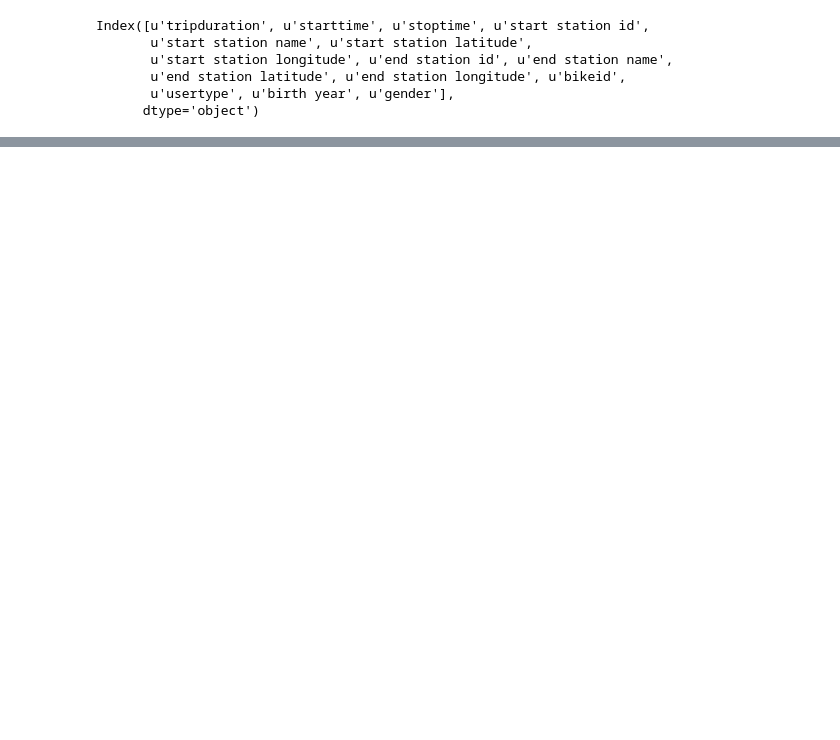
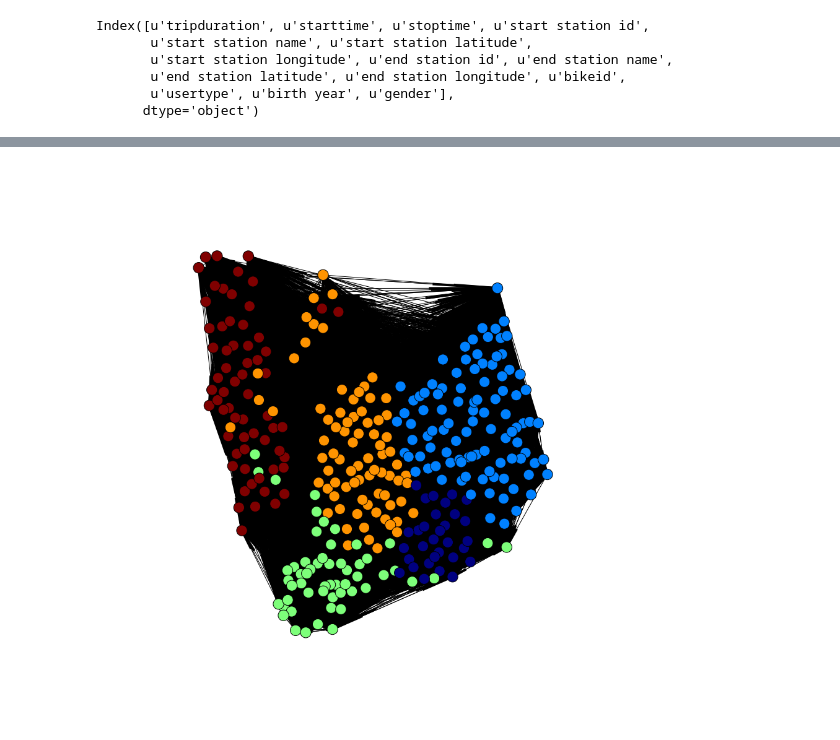
Before and after one commit to bilguun/citibike_network_analysis, a Jupyter notebook: Citibike network.ipynb, the cells around one changed output, grey strips where cells are left out. Drawn from its saved outputs; the diff is of its cells as text; code cells hidden in the pictures; blank space fills up the shorter version.

Commit message:
Inital community analysis

```diff
--- a/Citibike network.ipynb
+++ b/Citibike network.ipynb
@@ -99,0 +74,35 @@ a
+# %%
+#remove loop edges from a network
+def remove_loops(G):
+    GU=G
+    for n in GU.nodes():
+        if GU.has_edge(n,n):
+            GU.remove_edge(n,n)
+    return GU
+# %%
+#produce symmetrized undirected version of a directed network
+def as_undirected(G):
+    GU=nx.Graph()
+    for e in G.edges(data=True):
+        if GU.has_edge(e[0],e[1]):
+            GU[e[0]][e[1]]['weight']=GU[e[0]][e[1]]['weight']+e[2]['weight']
+        else:
+            GU.add_edge(e[0],e[1],weight=e[2]['weight'])
+    return GU
+# %%
+#partition Karate Club network using Louvain method
+juneGraphUni = remove_loops(juneGraph)
+juneGraphUni = as_undirected(juneGraphUni)
+juco = community.best_partition(juneGraphUni)
+# %%
+#visualize network partitioning given node locations pos
+def visualizePartition(G,partition,pos):
+    N=len(G.nodes())
+    s=4+4*int(log10(N))
+    plt.figure(figsize=(s,s))
+    PN=max(partition.values())
+    my_cmap = matplotlib.cm.hsv(np.linspace(0,1,PN+1)) #create a colormap for a given number of communities
+    c=[]
+    for n in G.nodes():
+        c.append(1.0*partition[n]/PN)
+    nx.draw(G,pos=pos,with_labels=True,arrows=True,node_size=300,node_color=c,width=1,edge_color='black')
@@ -99,0 +111,5 @@ a
+# %%
+random.seed(2015)
+visualizePartition(juneGraph,juco,pos)
+# %% [output]
+[figure, added]
```
Also changed, not shown: parts of 9 cells of this notebook.
